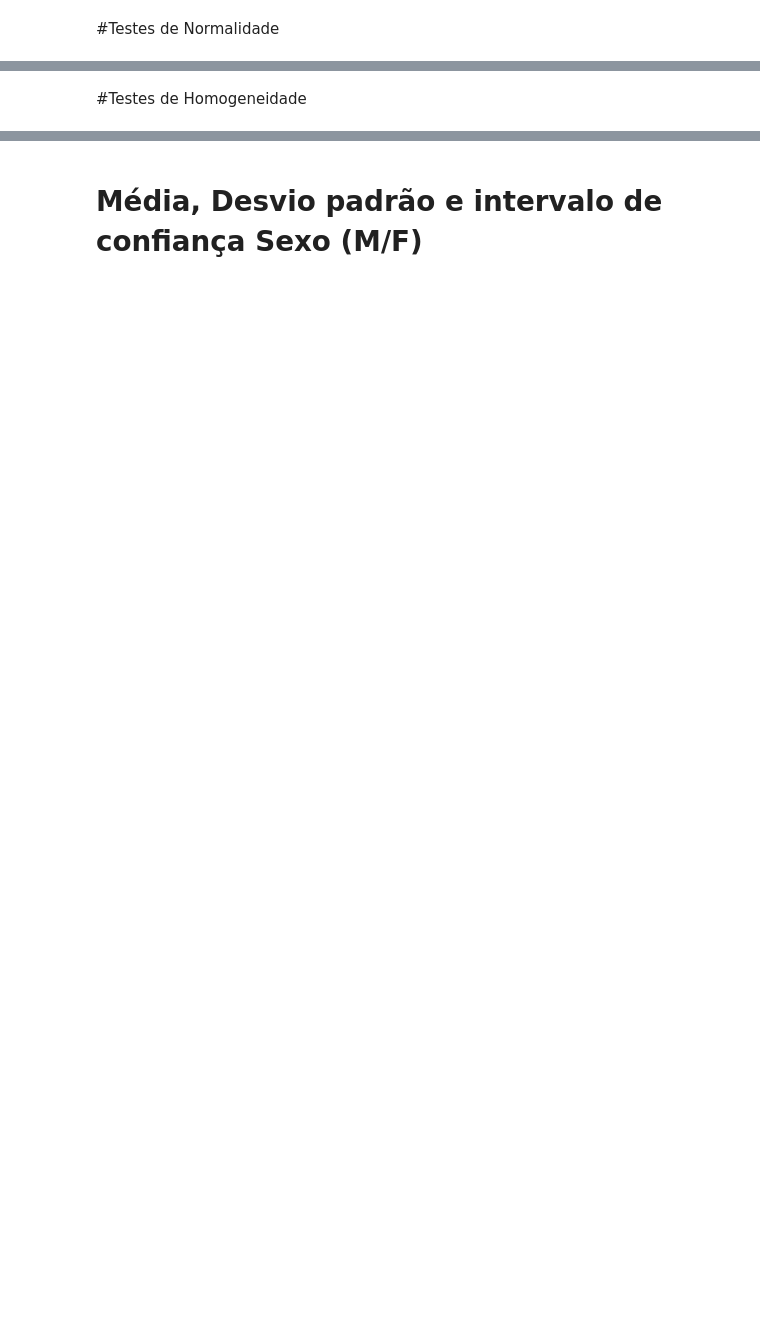
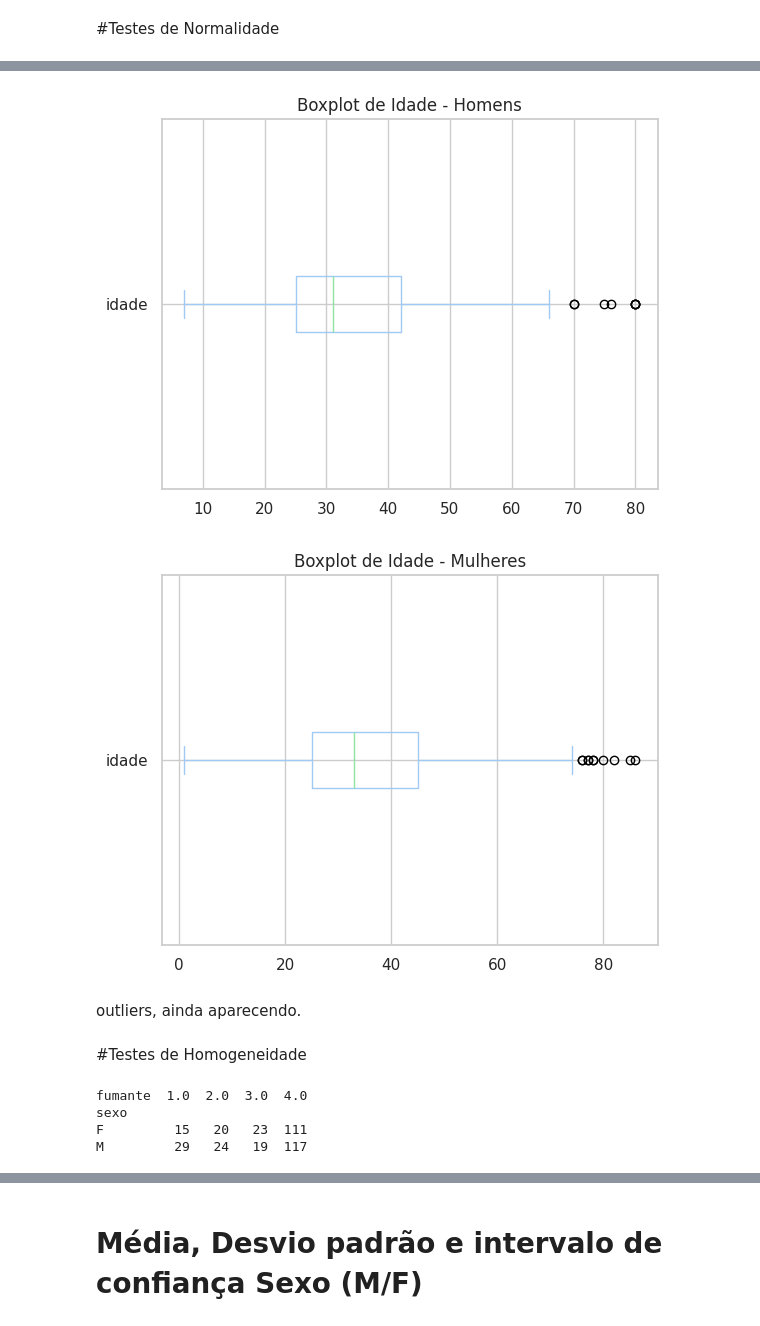
Before and after one commit to lalmeidaribeiro/MBA-AppliedStatistics-DataAnalysis, a Jupyter notebook: the_powerpuff_girls.ipynb, the cells around one changed output, grey strips where cells are left out. Saved outputs shown, nothing was run; the diff lists cells and outputs as text; code cells hidden in the pictures; blank space fills up the shorter version.

```diff
--- a/the_powerpuff_girls.ipynb
+++ b/the_powerpuff_girls.ipynb
@@ -1072,0 +1212,35 @@ files.download('/content/base_tratada.csv')
+# %%
+#Mantendo a separação por sexo (M/F), realizar análise de normalidade dos dados
+# quantitativos descrevendo o resultado da análise
+
+from scipy.stats import shapiro, normaltest
+
+# Filtrar os dados por sexo
+dados_masculinos = base[base['sexo'] == 'M']
+dados_femininos = base[base['sexo'] == 'F']
+
+# Selecionar colunas quantitativas
+# colunas_quantitativas = ['idade', 'peso', 'altura', 'IMC', 'Z_Score']
+# Removi as colunas criadas por mim 'IMC', 'Z_Score' e usei para o exercícios as colunas originais da base.
+
+colunas_quantitativas = ['idade', 'peso', 'altura']
+
+def teste_normalidade(dados):
+    resultados = {}
+    for var in colunas_quantitativas:
+        stat, p = stats.shapiro(dados[var].dropna())  # Remover NaNs antes de aplicar o teste
+        resultados[var] = {'estatistica': stat, 'p_valor': p}
+    return resultados
+
+# Realizar o teste de normalidade para o grupo M e F
+resultados_m = teste_normalidade(dados_masculinos)
+resultados_f = teste_normalidade(dados_femininos)
+
+# Exibir os resultados
+print("Resultados para os homens (M):")
+for var, res in resultados_m.items():
+    print(f'{var}: Estatística = {res["estatistica"]}, p-valor = {res["p_valor"]}')
+
+print("\nResultados para as mulheres (F):")
+for var, res in resultados_f.items():
+    print(f'{var}: Estatística = {res["estatistica"]}, p-valor = {res["p_valor"]}')
@@ -1073,4 +1308,32 @@ files.download('/content/base_tratada.csv')
+# %%
+dados_masculinos['idade'].plot(kind='box', vert=False, title='Boxplot de Idade - Homens')
+plt.show()
+
+dados_femininos['idade'].plot(kind='box', vert=False, title='Boxplot de Idade - Mulheres')
+plt.show()
+# %% [output]
+[figure, added]
+[figure, added]
+# %% [markdown]
+outliers, ainda aparecendo.
 # %% [markdown]
 #Testes de Homogeneidade
 # %%
 #Escolher uma variável categórica do dataset e demonstrar como seria uma distribuição homogênea
+# Variaveis: sexo vs fumante
+from scipy.stats import chi2_contingency
+
+# Criar uma tabela de contingência
+tbl_contingencia = pd.crosstab(base['sexo'], base['fumante'])
+
+print(tbl_contingencia)
+
+""" FUMANTE
+    1: Diariamente  - 2: Às vezes
+		3: Raramente    - 4: Nunca
+"""
+# %% [output]
+fumante  1.0  2.0  3.0  4.0
+sexo
+F         15   20   23  111
+M         29   24   19  117
```
Also changed, not shown: parts of 66 cells of this notebook.
